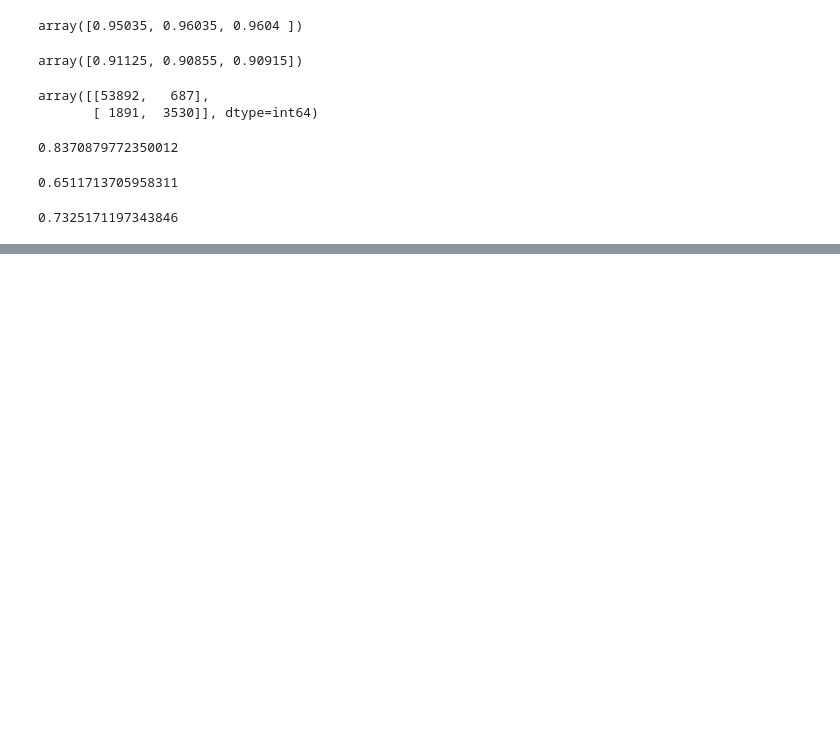
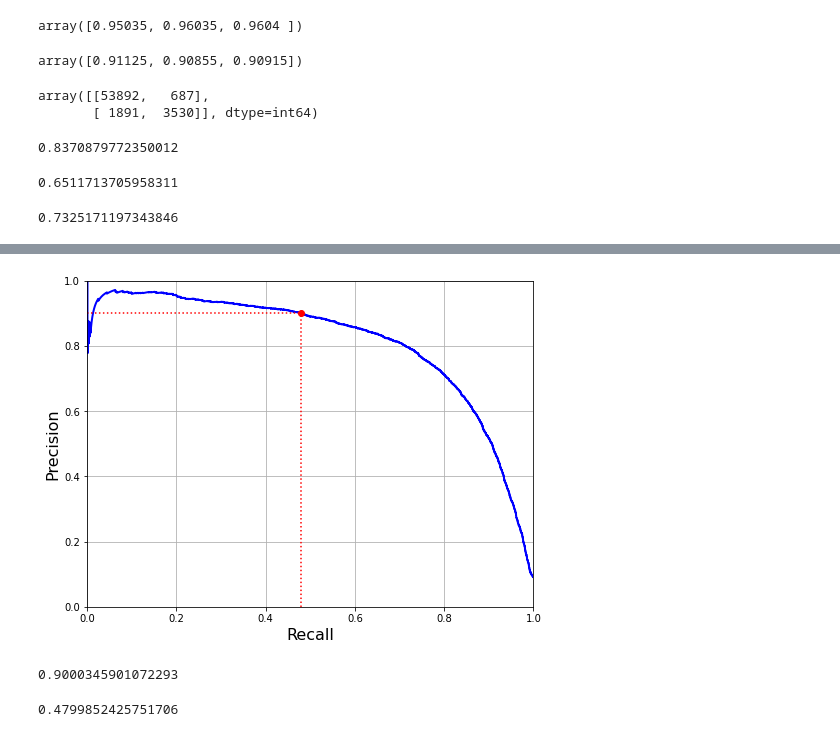
Before and after one commit to EunsangJeon/hands-on-ml, a Jupyter notebook: 03_classification.ipynb, the cells around one changed output, grey strips where cells are left out. Saved outputs shown, nothing was run; the diff lists cells and outputs as text; code cells hidden in the pictures; blank space fills up the shorter version.

```diff
--- a/03_classification.ipynb
+++ b/03_classification.ipynb
@@ -97,0 +134,19 @@ f1_score(y_train_5, y_train_pred)
+# %%
+recall_90_precision = recalls[numpy.argmax(precisions >= 0.90)]
+threshold_90_precision = thresholds[numpy.argmax(precisions >= 0.90)]
+
+def plot_precision_vs_recall(precisions, recalls):
+    pyplot.plot(recalls, precisions, "b-", linewidth=2)
+    pyplot.xlabel("Recall", fontsize=16)
+    pyplot.ylabel("Precision", fontsize=16)
+    pyplot.axis([0, 1, 0, 1])
+    pyplot.grid(True)
+
+pyplot.figure(figsize=(8, 6))
+plot_precision_vs_recall(precisions, recalls)
+pyplot.plot([recall_90_precision, recall_90_precision], [0., 0.9], "r:")
+pyplot.plot([0.0, recall_90_precision], [0.9, 0.9], "r:")
+pyplot.plot([recall_90_precision], [0.9], "ro")
+pyplot.show()
+# %% [output]
+[figure, added]
@@ -97,0 +157,8 @@ f1_score(y_train_5, y_train_pred)
+# %%
+precision_score(y_train_5, y_train_pred_90)
+# %% [output]
+0.9000345901072293
+# %%
+recall_score(y_train_5, y_train_pred_90)
+# %% [output]
+0.4799852425751706
```
Also changed, not shown: parts of 10 cells of this notebook.
